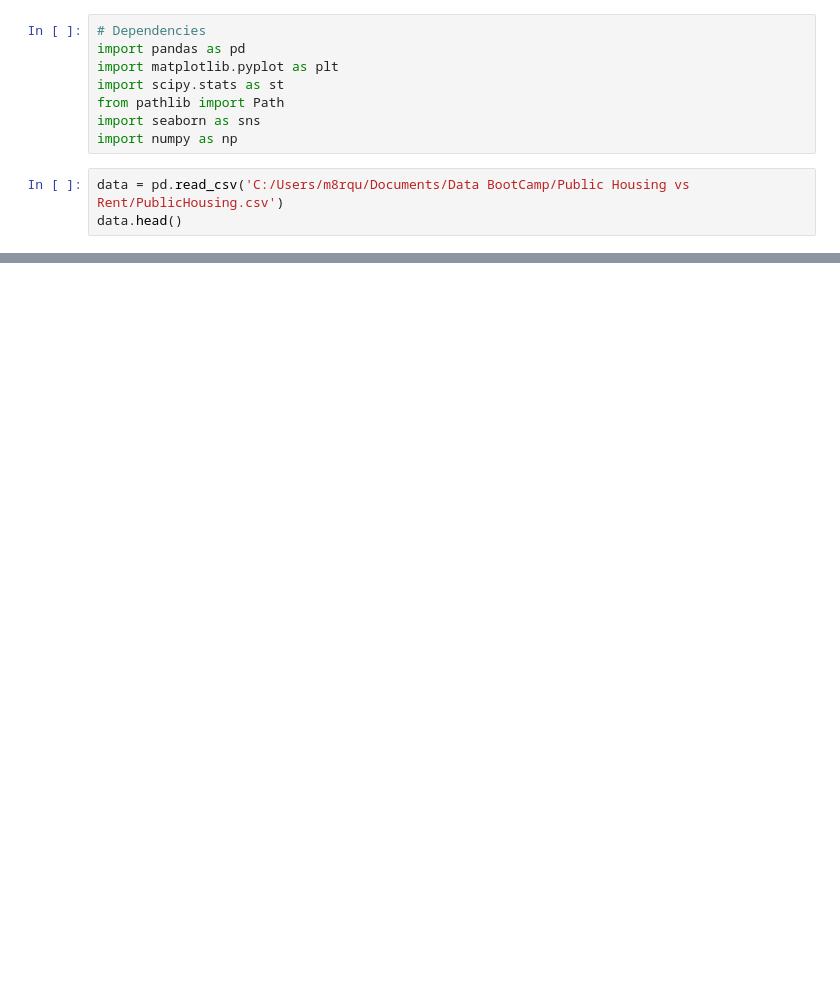
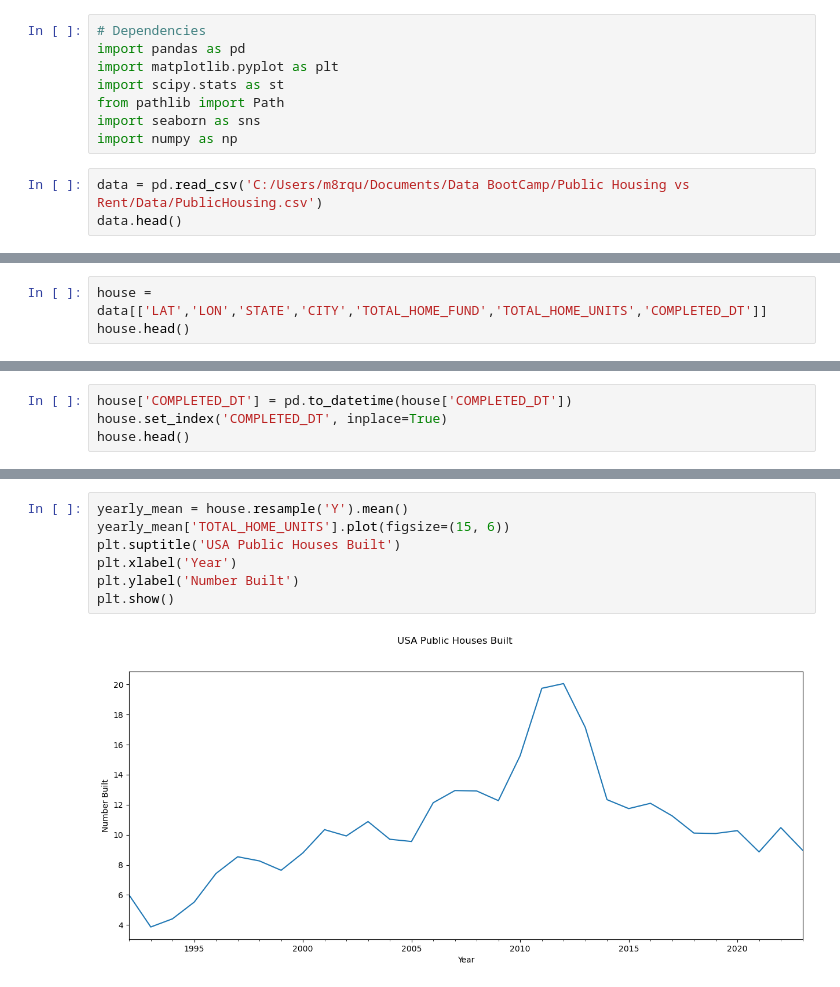
Before and after one commit to msills30/public-housing, a Jupyter notebook: Public_Housing.ipynb, the cells around one changed output, grey strips where cells are left out. Saved outputs shown, nothing was run; the diff lists cells and outputs as text; blank space fills up the shorter version.

```diff
--- a/Public_Housing.ipynb
+++ b/Public_Housing.ipynb
@@ -7,7 +7,7 @@ from pathlib import Path
 import seaborn as sns
 import numpy as np
 # %%
-data = pd.read_csv('C:/Users/m8rqu/Documents/Data BootCamp/Public Housing vs Rent/PublicHousing.csv')
+data = pd.read_csv('C:/Users/m8rqu/Documents/Data BootCamp/Public Housing vs Rent/Data/PublicHousing.csv')
 data.head()
 # %% [output]
 |  | X | Y | OBJECTID | ID | GRANTEE | GRANTEE_TYPE | GRANTEE_ID | IDIS_ACTV_ID | ADDRESS | ... |
@@ -16,3 +16,6 @@ data.head()
 | 2 | -75.606527 | 39.717230 | 3 | 9.000000e+14 | NEW CASTLE COUNTY | 61.0 | 3774.0 | 2062 | 223 N Augustine St | ... |
 | 3 | -75.496550 | 39.761834 | 4 | 9.000000e+14 | NEW CASTLE COUNTY | 61.0 | 3774.0 | 2063 | 700 River Rd Apt A | ... |
 | 4 | -75.697931 | 39.661431 | 5 | 9.000000e+14 | NEW CASTLE COUNTY | 61.0 | 3774.0 | 2067 | 135 Jeandell Dr | ... |
+# %%
+house = data[['LAT','LON','STATE','CITY','TOTAL_HOME_FUND','TOTAL_HOME_UNITS','COMPLETED_DT']]
+house.head()
@@ -18,0 +29,4 @@ data.head()
+# %%
+house['COMPLETED_DT'] = pd.to_datetime(house['COMPLETED_DT'])
+house.set_index('COMPLETED_DT', inplace=True)
+house.head()
@@ -18,0 +46,9 @@ data.head()
+# %%
+yearly_mean = house.resample('Y').mean()
+yearly_mean['TOTAL_HOME_UNITS'].plot(figsize=(15, 6))
+plt.suptitle('USA Public Houses Built')
+plt.xlabel('Year')
+plt.ylabel('Number Built')
+plt.show()
+# %% [output]
+[figure, added]
```
Also changed, not shown: parts of 7 cells of this notebook, 2 other files.
